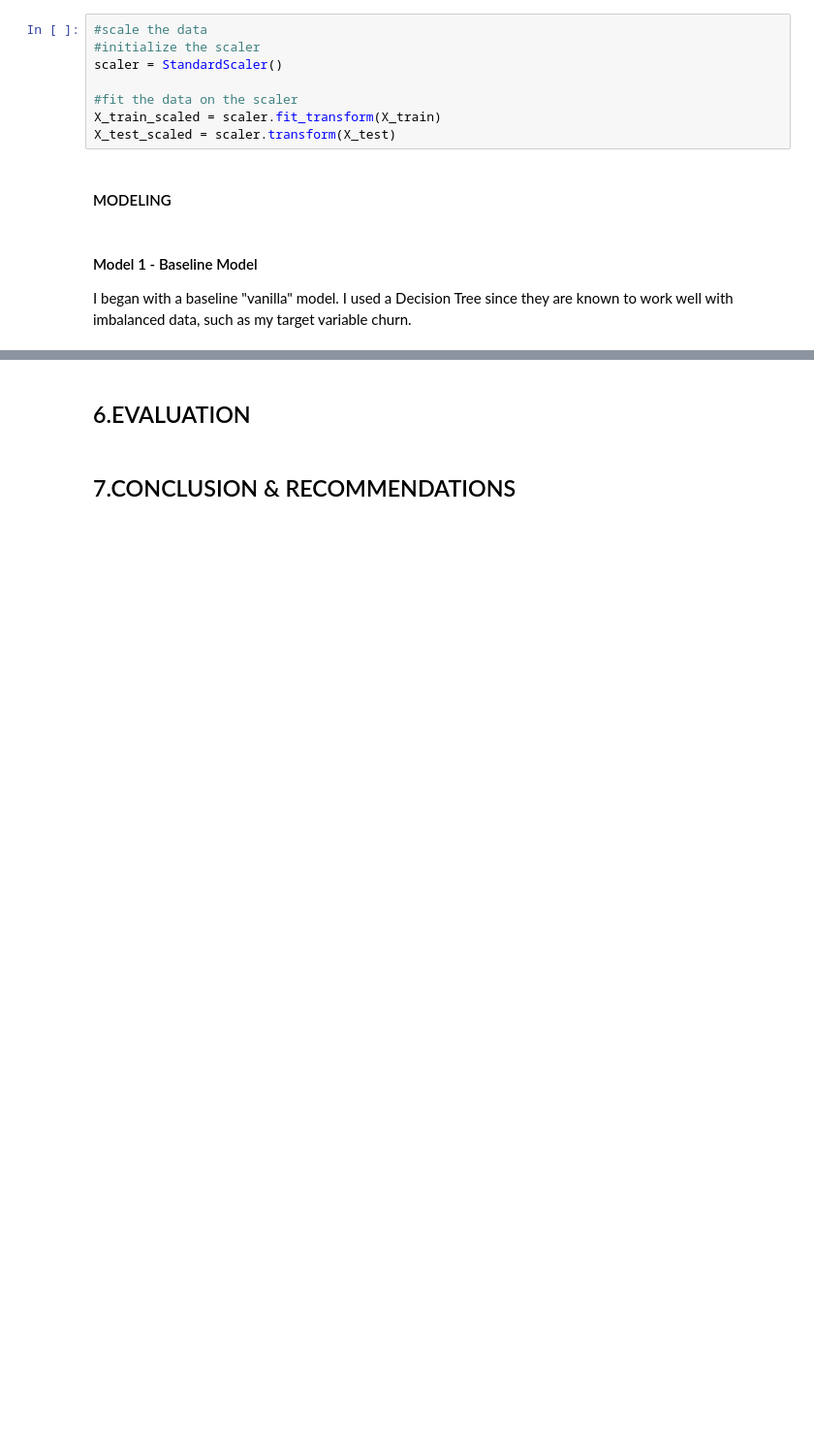
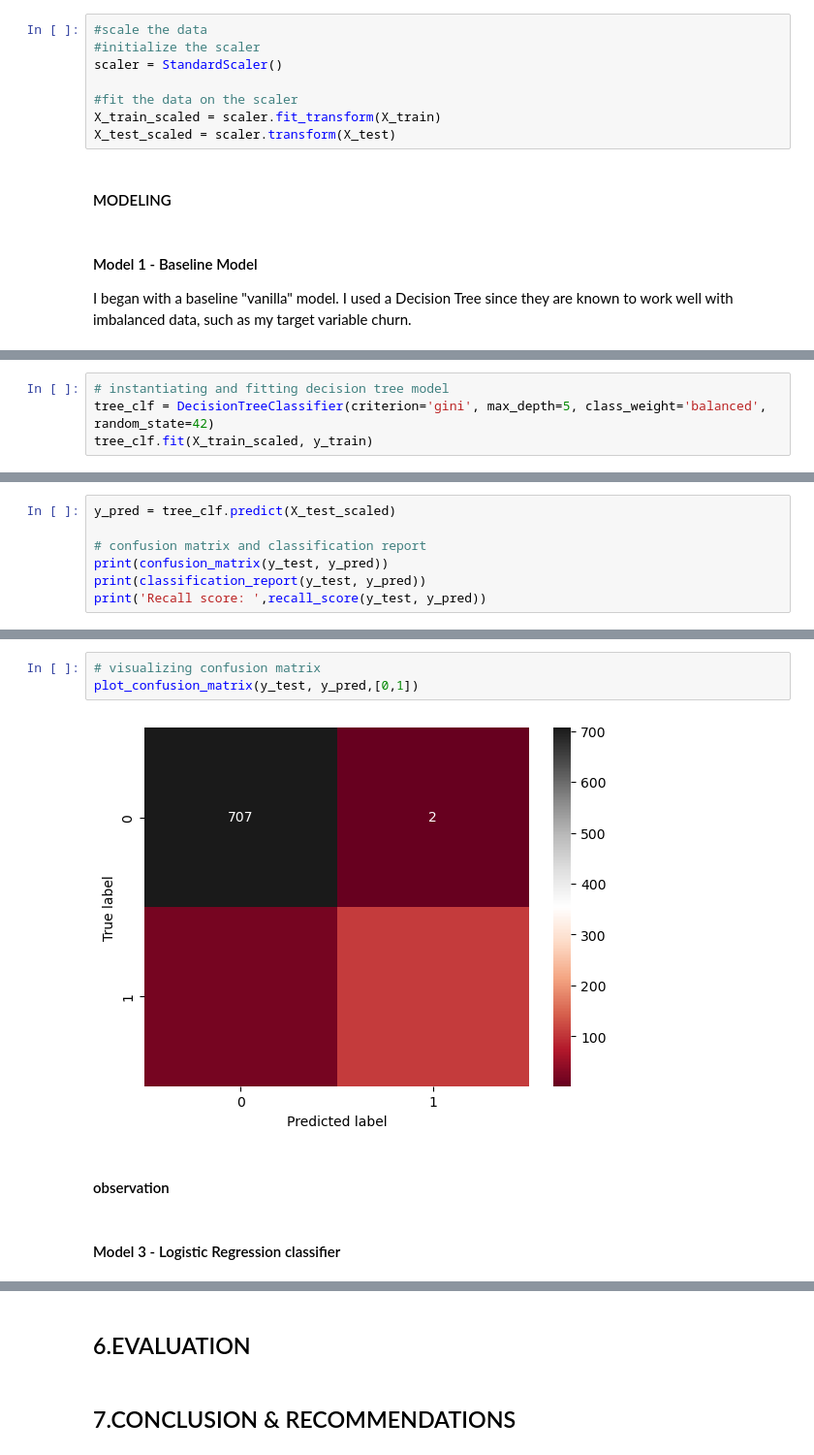
Before and after one commit to Gitahim/Syria_Tel_customer_churn_project, a Jupyter notebook: student.ipynb, the cells around one changed output, grey strips where cells are left out. Shown at 97% size. Saved outputs shown, nothing was run; the diff lists cells and outputs as text; blank space fills up the shorter version.

```diff
--- a/student.ipynb
+++ b/student.ipynb
@@ -809,0 +859,4 @@ variable churn.
+# %%
+# instantiating and fitting decision tree model
+tree_clf = DecisionTreeClassifier(criterion='gini', max_depth=5, class_weight='balanced', random_state=42)
+tree_clf.fit(X_train_scaled, y_train)
@@ -809,0 +865,7 @@ variable churn.
+# %%
+y_pred = tree_clf.predict(X_test_scaled)
+
+# confusion matrix and classification report
+print(confusion_matrix(y_test, y_pred))
+print(classification_report(y_test, y_pred))
+print('Recall score: ',recall_score(y_test, y_pred))
@@ -809,0 +885,9 @@ variable churn.
+# %%
+# visualizing confusion matrix
+plot_confusion_matrix(y_test, y_pred,[0,1])
+# %% [output]
+[figure, added]
+# %% [markdown]
+#### observation
+# %% [markdown]
+#### Model 3 - Logistic Regression classifier
```
Also changed, not shown: parts of 25 cells of this notebook.
